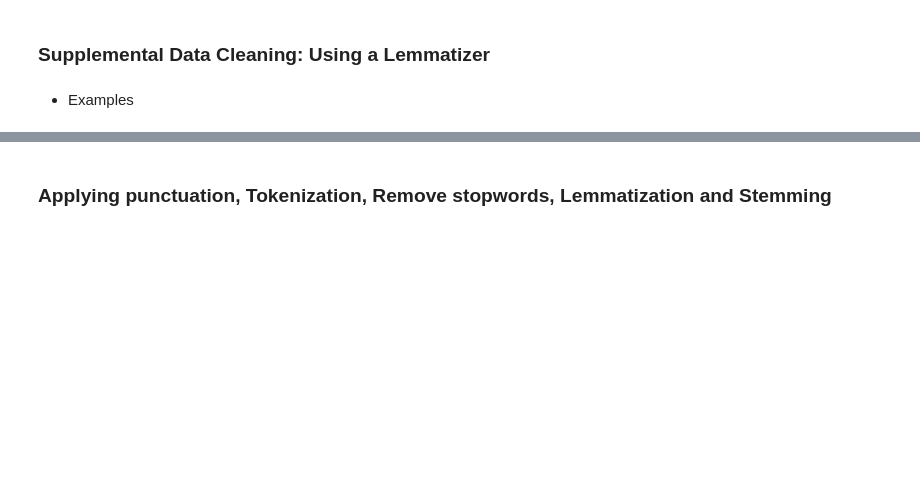
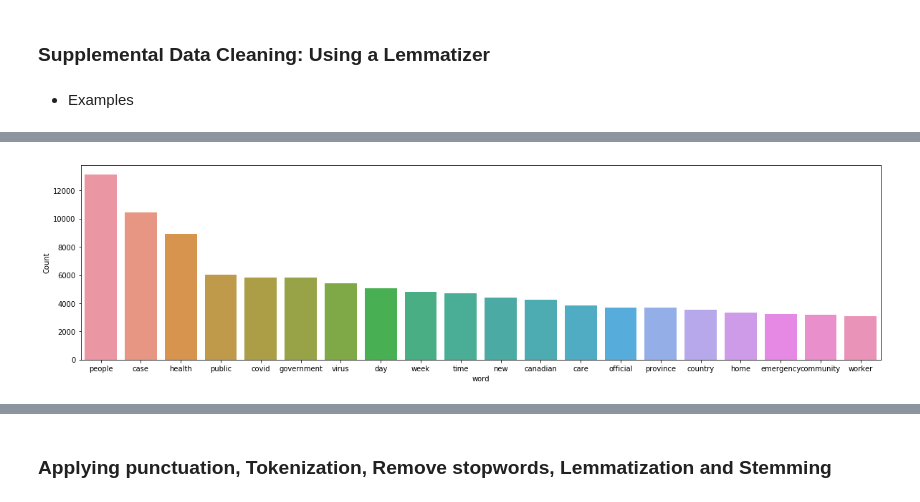
Before and after one commit to Vectorlites/Capstone, a Jupyter notebook: covid_hackathon_Merged.ipynb, the cells around one changed output, grey strips where cells are left out. Cells and saved outputs as stored; diff of their text form; code cells hidden in the pictures; blank space fills up the shorter version.

```diff
--- a/covid_hackathon_Merged.ipynb
+++ b/covid_hackathon_Merged.ipynb
@@ -319,0 +758,9 @@ df.head(10)
+# %%
+nlp = spacy.load('en', disable=['parser', 'ner'])
+
+def lemmatization(texts, tags=['NOUN', 'ADJ']): # filter noun and adjective
+    output = []
+    for sent in texts:
+        doc = nlp(" ".join(sent))
+        output.append([token.lemma_ for token in doc if token.pos_ in tags])
+    return output
@@ -319,0 +777,10 @@ df.head(10)
+# %%
+reviews_3 = []
+for i in range(len(reviews_2)):
+    reviews_3.append(' '.join(reviews_2[i]))
+
+df['reviews'] = reviews_3
+
+freq_words(df['reviews'], 20)
+# %% [output]
+[figure, added]
```
Also changed, not shown: parts of 204 cells of this notebook.
